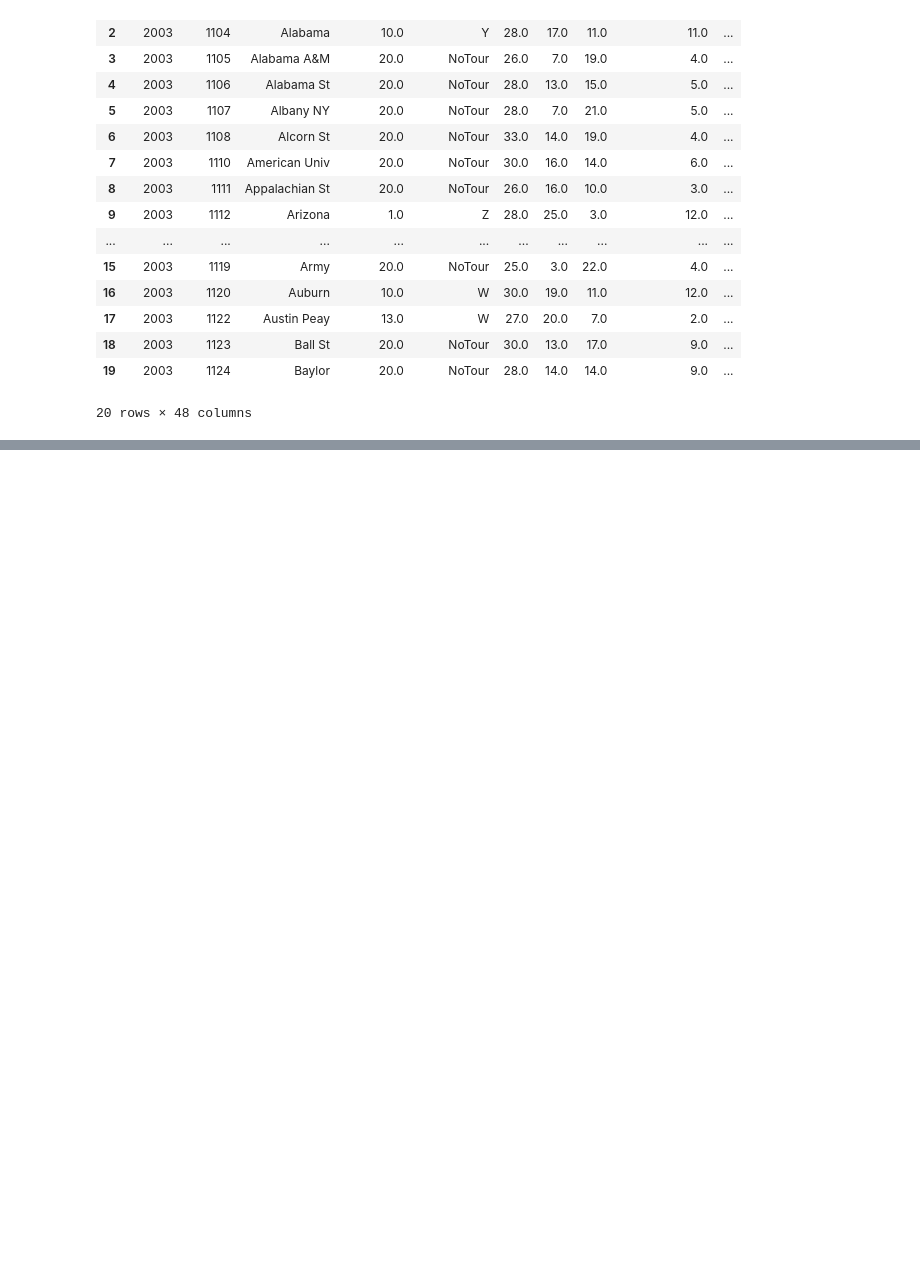
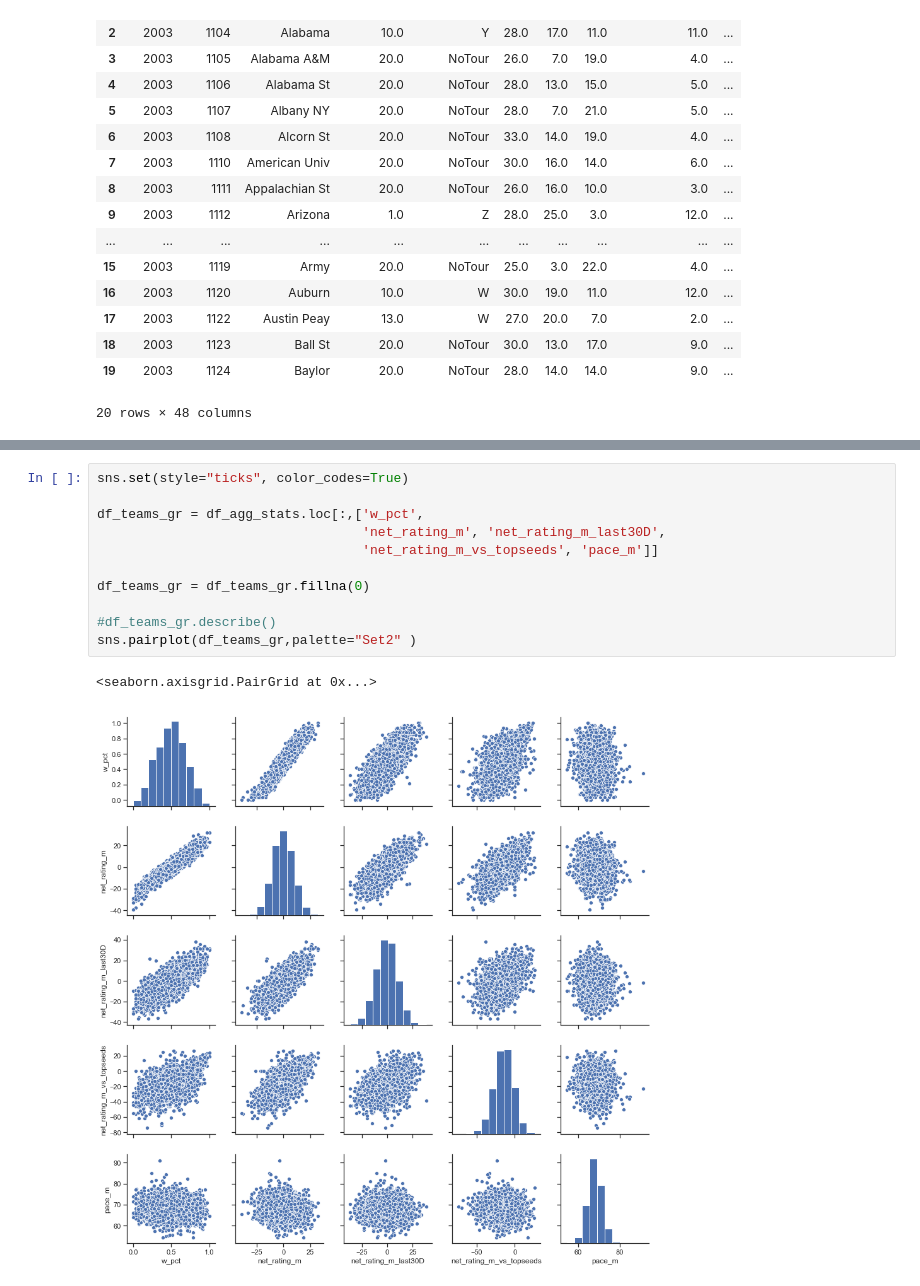
Before and after one commit to mjmcfalls/udacity-machine-learning, a Jupyter notebook: projects/capstone/Capstone-Notebook.ipynb, the cells around one changed output, grey strips where cells are left out. Cells and saved outputs as stored; diff of their text form; blank space fills up the shorter version.

```diff
--- a/projects/capstone/Capstone-Notebook.ipynb
+++ b/projects/capstone/Capstone-Notebook.ipynb
@@ -363,0 +446,14 @@ df_agg_stats.head(20)
+# %%
+sns.set(style="ticks", color_codes=True)
+
+df_teams_gr = df_agg_stats.loc[:,['w_pct',
+                                  'net_rating_m', 'net_rating_m_last30D',
+                                  'net_rating_m_vs_topseeds', 'pace_m']]
+
+df_teams_gr = df_teams_gr.fillna(0)
+
+#df_teams_gr.describe()
+sns.pairplot(df_teams_gr,palette="Set2" )
+# %% [output]
+<seaborn.axisgrid.PairGrid at 0x...>
+[figure, added]
```
Also changed, not shown: parts of 22 cells of this notebook.
